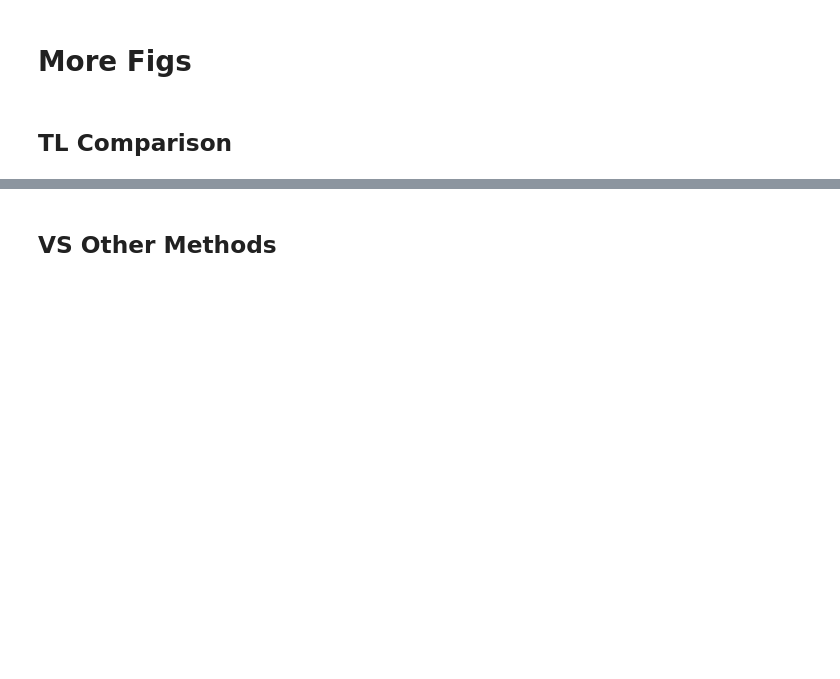
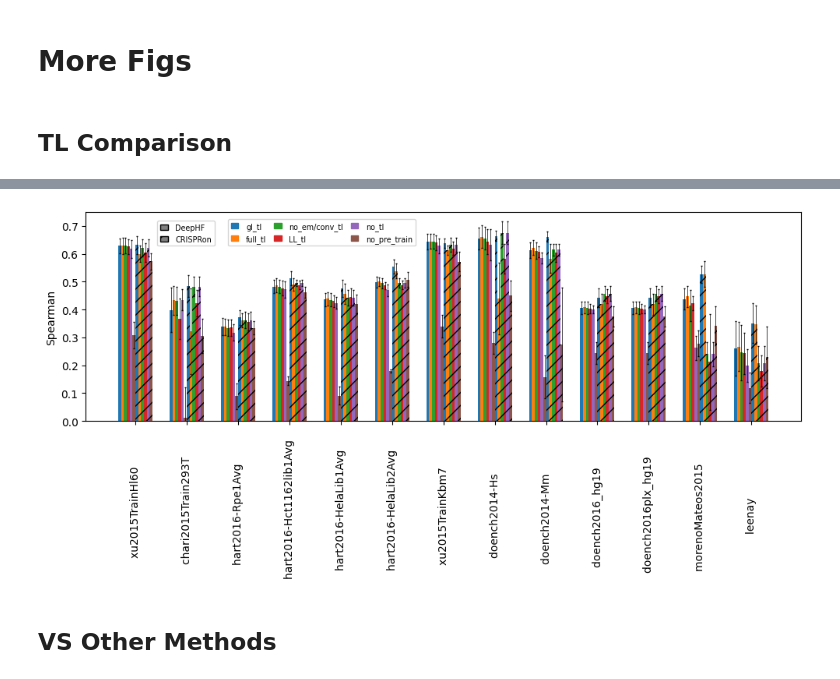
Before and after one commit to OrensteinLab/DeepCRISTL, a Jupyter notebook: new_version/graphs.ipynb, the cells around one changed output, grey strips where cells are left out. Saved outputs shown, nothing was run; the diff lists cells and outputs as text; code cells hidden in the pictures; blank space fills up the shorter version.

```diff
--- a/new_version/graphs.ipynb
+++ b/new_version/graphs.ipynb
@@ -172,3 +117,74 @@ plt.show()
+# %%
+
+
+
+hex_colors = ['#1f77b4', '#ff7f0e', '#2ca02c', '#d62728', '#9467bd', '#8c564b']
+
+
+
+num_datasets = len(datasets)
+num_categories = len(categories)
+total_width = 10
+single_width = total_width / (num_categories+3)
+bar_width = single_width / 2  # half for normal, half for OO texture
+index = np.arange(num_datasets) * total_width
+
+# Plot bars for normal model
+for i, category in enumerate(categories):
+    plt.bar(index + i * bar_width, data_means_deephf[category], bar_width,
+            label=f'{category} (Normal)', yerr=data_stds_deephf[category], capsize=1, color = hex_colors[i], error_kw={'elinewidth': 0.5})
+
+# Plot bars for OO texture model with 'hatch' pattern
+for i, category in enumerate(categories):
+    plt.bar(index + (i+6) * bar_width , data_means_crispron[category], bar_width,
+            label=f'{category} (OO Texture)', hatch='//', yerr=data_stds_crispron[category], capsize=1, color = hex_colors[i], error_kw={'elinewidth': 0.5})
+# Add labels, title, and legend
+#plt.xlabel('Dataset')
+plt.ylabel('Spearman')
+plt.xticks(index-bar_width*3.5 + total_width / 2, datasets, rotation=90)
+
+
+legend_1_elements = [
+    mpatches.Patch(color=hex_colors[0], label='gl_tl'),
+    mpatches.Patch(color=hex_colors[1], label='full_tl'),
+    mpatches.Patch(color=hex_colors[2], label='no_em/conv_tl'),
+    mpatches.Patch(color=hex_colors[3], label='LL_tl'),
+    mpatches.Patch(color=hex_colors[4], label='no_tl'),
+    mpatches.Patch(color=hex_colors[5], label='no_pre_train'),]
+
+
+legend_2_elements = [
+    mpatches.Patch(facecolor='grey', edgecolor='k', label='DeepHF'),
+    mpatches.Patch(facecolor='grey', edgecolor='k', hatch='//', label='CRISPRon')]
+
+legend1 = plt.legend(handles=legend_1_elements, loc='lower center', bbox_to_anchor=(0.33, 0.82), ncol=3,
+            fontsize='x-small', handlelength=1, handletextpad=1, columnspacing=1)
+
+plt.gca().add_artist(legend1)
+
+plt.legend(handles=legend_2_elements, loc='lower center', bbox_to_anchor=(0.14, 0.82), ncol=1,
+            fontsize='x-small', handlelength=1, handletextpad=1, columnspacing=1)
+
+
+
+# make figure bigger
+plt.gcf().set_size_inches(10, 5)
+
+# set y axis limits
+plt.ylim(0.0, 0.75)
+# make figure bigger
+
+# Adjust layout
+plt.tight_layout()
+
+
+# save the plot
+plt.savefig('part1.png', dpi=300)
+
+# Show the plot
+plt.show()
+# %% [output]
+[figure, added]
 # %% [markdown]
 ## VS Other Methods
 # %%
```
Also changed, not shown: parts of 5 cells of this notebook, 2 other files.
